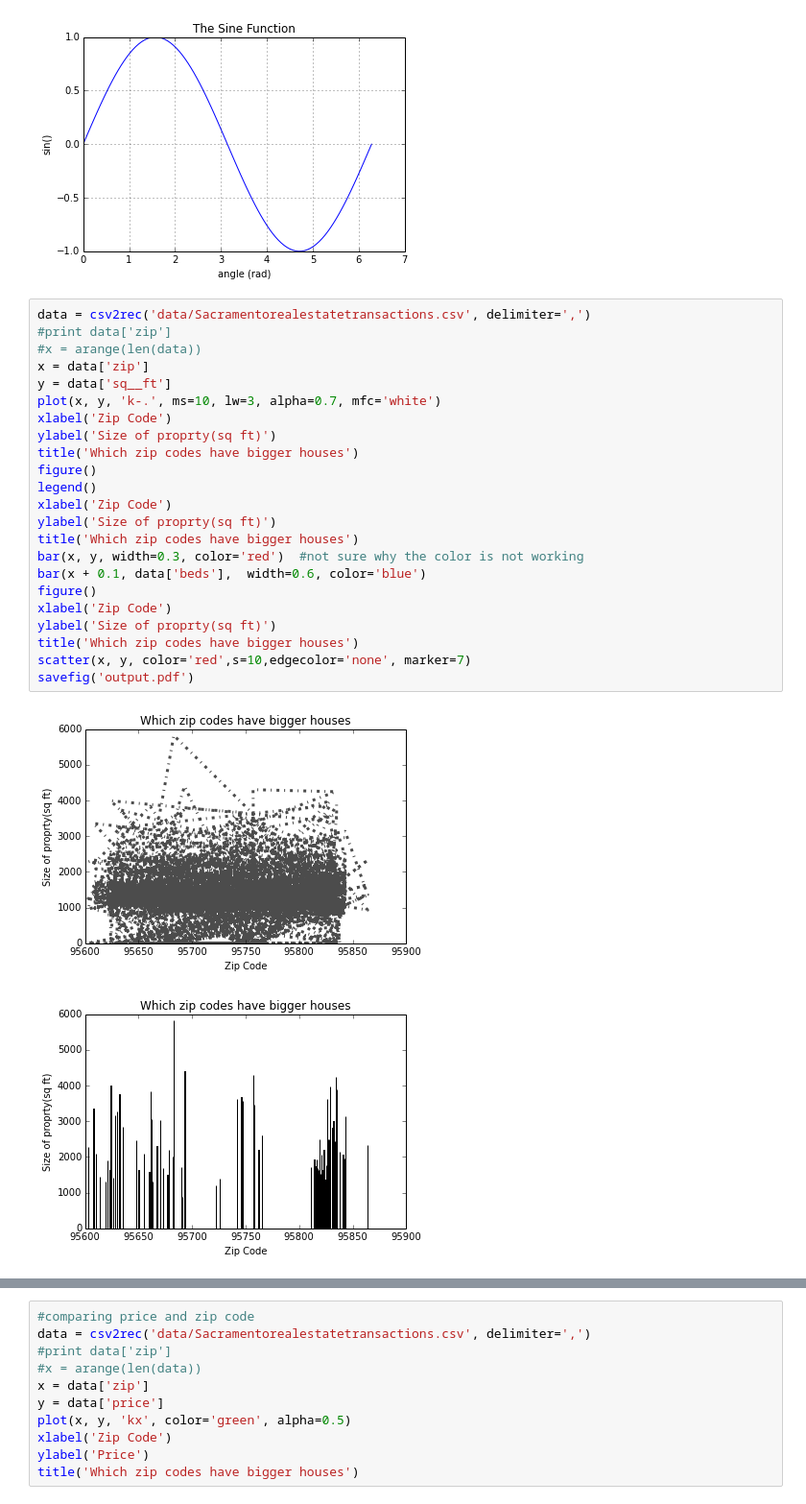
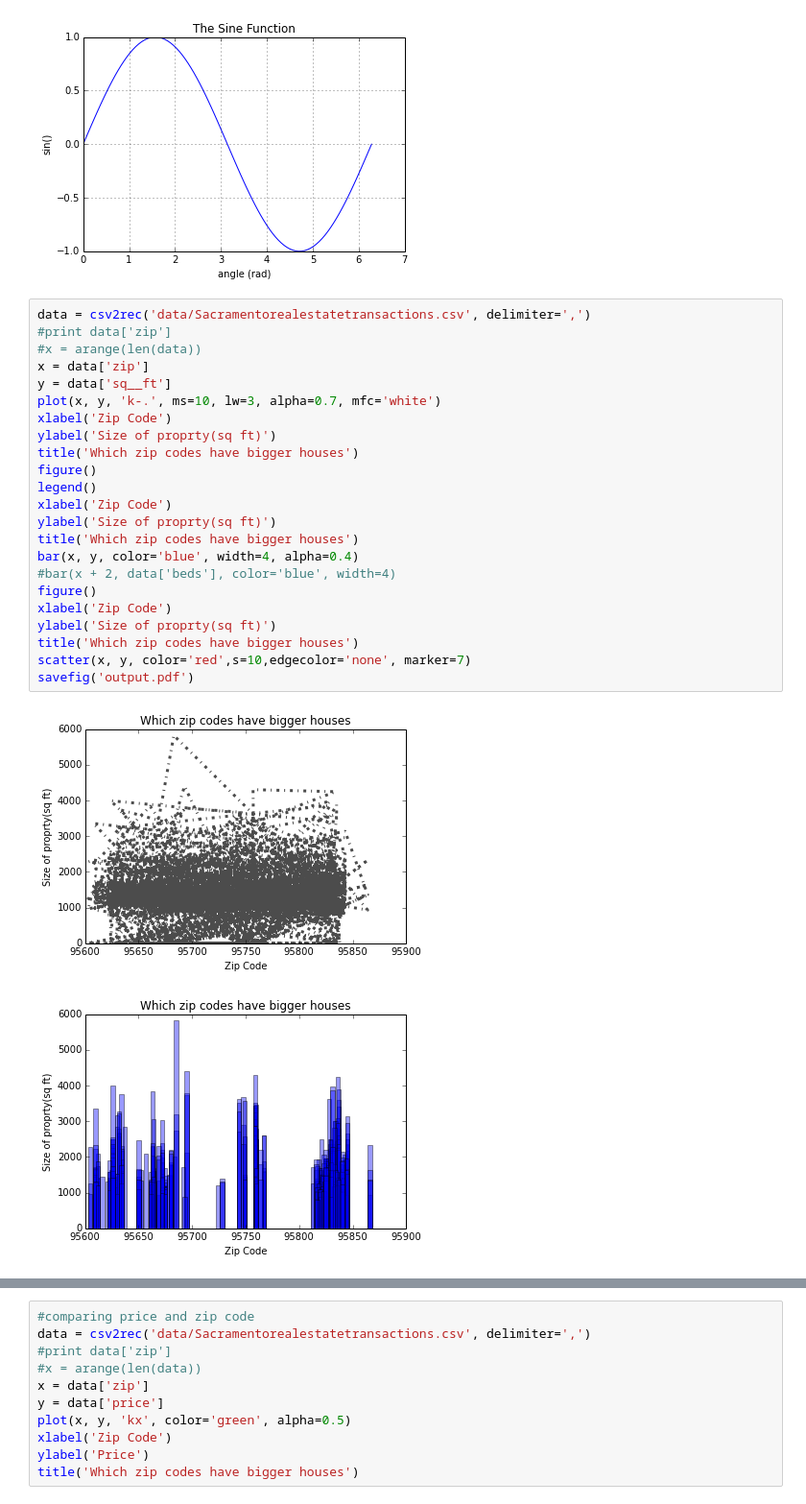
Before and after one commit to emptyr1/MediaSignalProcessing, a Jupyter notebook: HW1.ipynb, the cells around one changed output, grey strips where cells are left out. Shown at 96% size. Drawn from its saved outputs; the diff is of its cells as text.

```diff
--- a/HW1.ipynb
+++ b/HW1.ipynb
@@ -12,29 +12,29 @@ plot(x,y);
 # %%
 data = csv2rec('data/Sacramentorealestatetransactions.csv', delimiter=',')
 #print data['zip']
 #x = arange(len(data))
 x = data['zip']
 y = data['sq__ft']
 plot(x, y, 'k-.', ms=10, lw=3, alpha=0.7, mfc='white')
 xlabel('Zip Code')
 ylabel('Size of proprty(sq ft)')
 title('Which zip codes have bigger houses')
 figure()
 legend()
 xlabel('Zip Code')
 ylabel('Size of proprty(sq ft)')
 title('Which zip codes have bigger houses')
-bar(x, y, width=0.3, color='red')  #not sure why the color is not working
-bar(x + 0.1, data['beds'],  width=0.6, color='blue')
+bar(x, y, color='blue', width=4, alpha=0.4)
+#bar(x + 2, data['beds'], color='blue', width=4)
 figure()
 xlabel('Zip Code')
 ylabel('Size of proprty(sq ft)')
 title('Which zip codes have bigger houses')
 scatter(x, y, color='red',s=10,edgecolor='none', marker=7)
 savefig('output.pdf')
 # %% [output]
 [figure]
-[figure, old version]
+[figure, new version]
 [figure]
 # %%
 #comparing price and zip code
```
Also changed, not shown: 1 other file.
